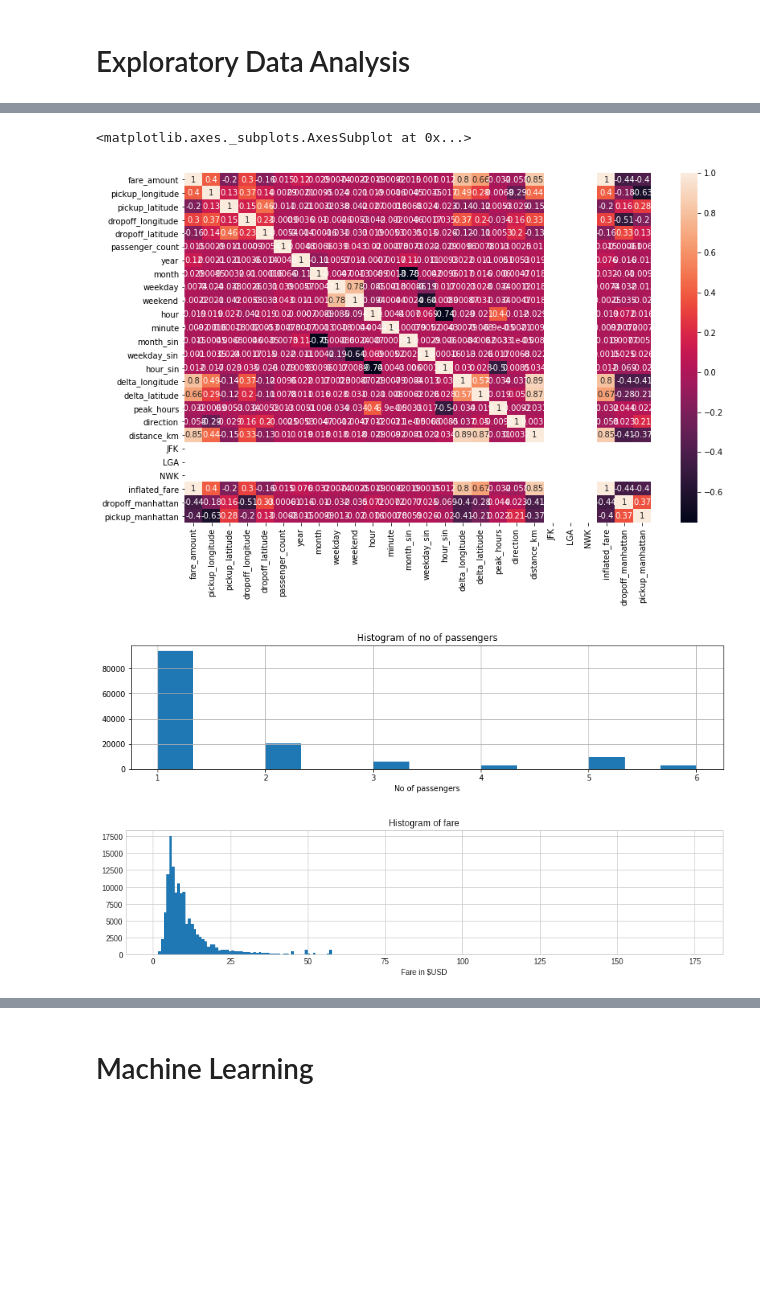
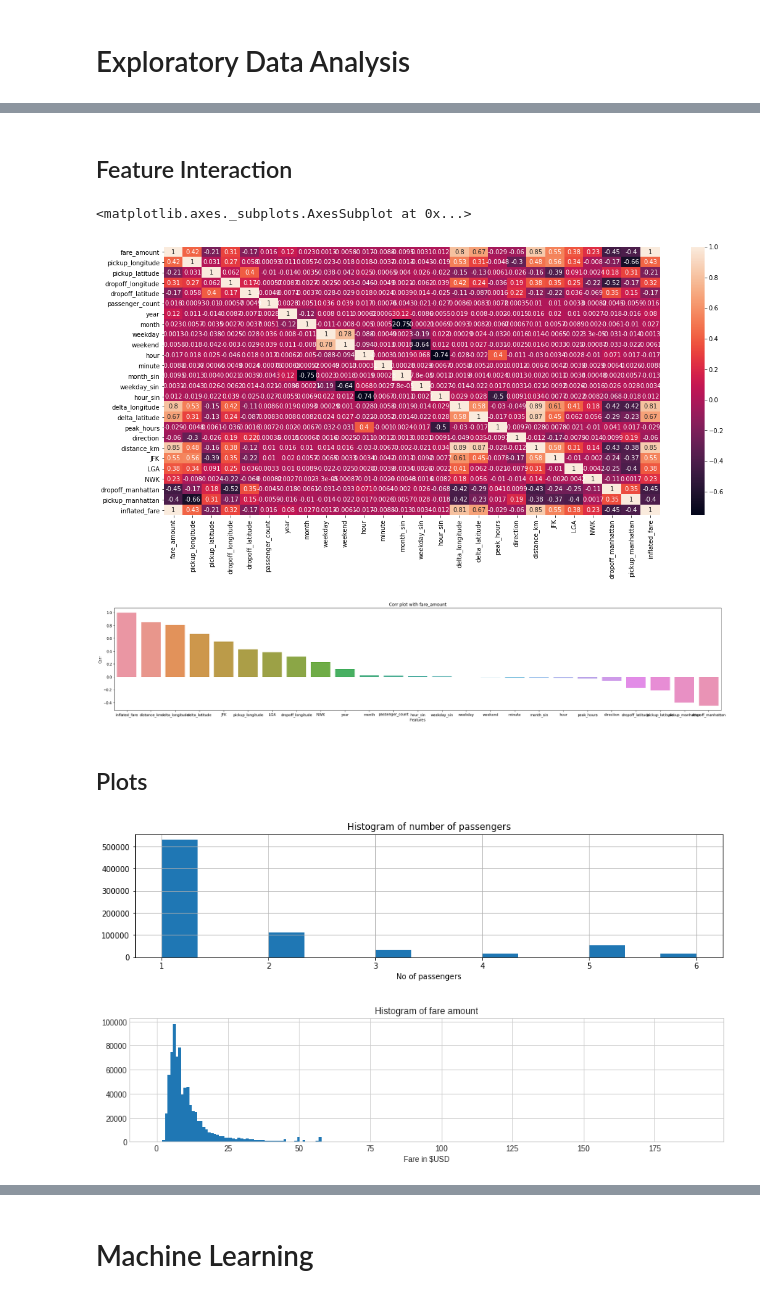
Before and after one commit to nikoshet/New-York-City-Taxi-Fare-Prediction-Machine-Learning, a Jupyter notebook: Machine_Learning_Project.ipynb, the cells around one changed output, grey strips where cells are left out. Saved outputs shown, nothing was run; the diff lists cells and outputs as text; code cells hidden in the pictures; blank space fills up the shorter version.

```diff
--- a/Machine_Learning_Project.ipynb
+++ b/Machine_Learning_Project.ipynb
@@ -72,5 +76,5 @@ from math import radians, cos, sin, asin, sqrt
 # %%
-# read data in pandas dataframe, skipping lines
+# Read data in pandas dataframe, skipping lines
 def dataloader(path, step):
   def skip_rows(index):
       if index % step == 0 or index == 0:
@@ -78,10 +82,10 @@ def dataloader(path, step):
       else:
         return True
   # Keep last n samples for test
-  df =  pd.read_csv(path, skiprows = lambda x: skip_rows(x), parse_dates=["pickup_datetime"])
+  df =  pd.read_csv(path, skiprows = lambda x: skip_rows(x), parse_dates=['pickup_datetime'])
   return df
 
-df = dataloader('train/train.csv',step=400)#700)
+df = dataloader('train/train.csv',step=70)
 # %%
 df.shape
 # %% [output]
@@ -210,31 +179,0 @@ Find how many begin or end at an airport
-# %%
-from shapely.geometry import Point
-from shapely.geometry.polygon import Polygon
-
-#For points pick up
-def in_airport(x1,y1,x2,y2,airport):
-  for icoord, (x,y) in enumerate(zip([x1,x2], [y1,y2])):
-    point = Point(float(x), float(y))
-    found = 0
-    polygon = Polygon(airport)
-    if polygon.contains(point) == True:
-      found = 1
-  return found
-
-df['JFK']=df.apply(lambda x: in_airport(x['dropoff_longitude'],
-                                                    x['dropoff_latitude'],
-                                                    x['pickup_longitude'],
-                                                    x['pickup_latitude'],
-                                                    airports[0]),axis=1)
-
-df['LGA']=df.apply(lambda x: in_airport(x['dropoff_longitude'],
-                                                    x['dropoff_latitude'],
-                                                    x['pickup_longitude'],
-                                                    x['pickup_latitude'],
-                                                    airports[1]),axis=1)
-
-df['NWK']=df.apply(lambda x: in_airport(x['dropoff_longitude'],
-                                                    x['dropoff_latitude'],
-                                                    x['pickup_longitude'],
-                                                    x['pickup_latitude'],
-                                                    airports[2]),axis=1)
@@ -322,6 +264,7 @@ df= df.dropna(how = 'any', axis = 'rows')
 df = df[(df['fare_amount']>0) & (df['fare_amount']<200)]
 df = df[(df['passenger_count']>0) & (df['passenger_count']<=12)]
 df = df[-((df['fare_amount']>70) & (df['distance_km']<5))]
+df = df[df['distance_km']!=0]
 
 df = df[(df['pickup_longitude']<-65) & (-85<df['pickup_longitude'])]
 df = df[(30<df['pickup_latitude']) & (df['pickup_latitude']<55)]
@@ -452,18 +371,33 @@ df.describe()
+# %% [markdown]
+## Feature Interaction
 # %%
-plt.figure(figsize = (13,8))
+plt.figure(figsize = (18,8))
 corr = df.corr()
 corr
 sns.heatmap(corr, annot = True)
 # %% [output]
 <matplotlib.axes._subplots.AxesSubplot at 0x...>
-[figure, old version]
+[figure, new version]
+# %%
+l = df.loc[:, df.columns != 'fare_amount'].corrwith(df['fare_amount'], axis = 0, method='pearson')
+l = l.sort_values(ascending=False)
+plt.figure(figsize = (25,5))
+ax = sns.barplot(x=l.index, y=l)
+ax.set(xlabel='Features', ylabel='Corr')
+plt.title('Corr plot with fare_amount')
+plt.tight_layout()
+plt.show()
+# %% [output]
+[figure, added]
+# %% [markdown]
+## Plots
 # %%
 # Plot histogram of passengers
 df.passenger_count.hist(bins=15, figsize=(14,3))
 plt.xlabel('No of passengers')
-plt.title('Histogram of no of passengers');
+plt.title('Histogram of number of passengers');
 # %% [output]
-[figure, old version]
+[figure, new version]
 # %%
 # matplotlib inline
 plt.style.use('seaborn-whitegrid')
@@ -471,9 +405,9 @@ plt.style.use('seaborn-whitegrid')
 # Plot histogram of fare
 df.fare_amount.hist(bins=200, figsize=(14,3))
 plt.xlabel('Fare in $USD')
-plt.title('Histogram of fare');
+plt.title('Histogram of fare amount');
 # %% [output]
-[figure, old version]
+[figure, new version]
 # %%
 # Plot histogram of fares per hour
 plt.figure(figsize = (10,5))
```
Also changed, not shown: parts of 95 cells of this notebook, 1 other file.
